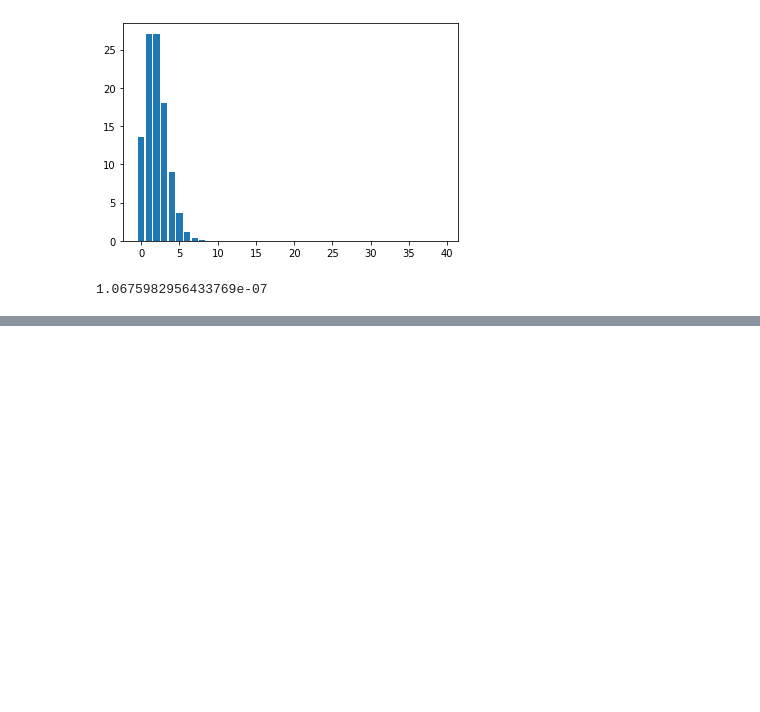
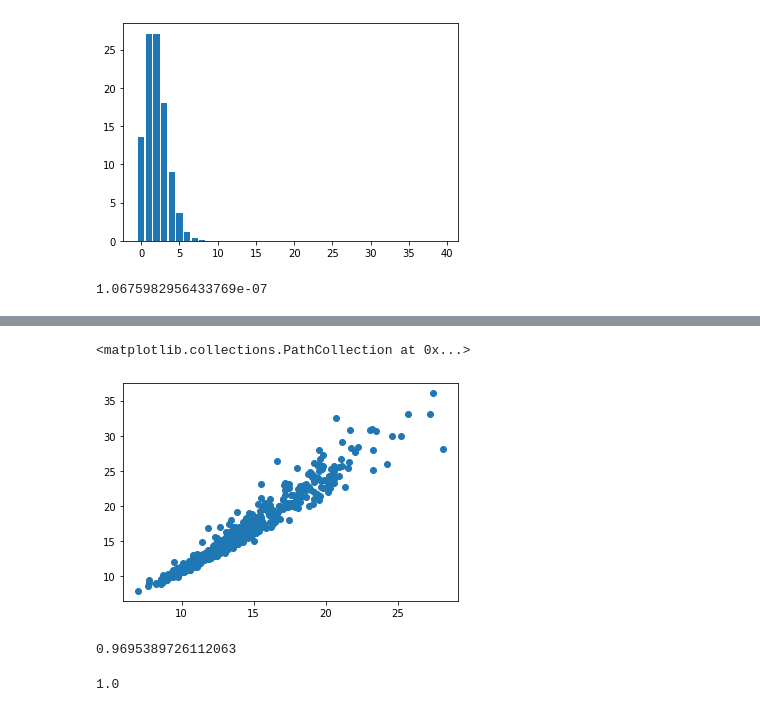
Before and after one commit to eaglehkim/python, a Jupyter notebook: prac2.ipynb, the cells around one changed output, grey strips where cells are left out. Saved outputs shown, nothing was run; the diff lists cells and outputs as text; code cells hidden in the pictures; blank space fills up the shorter version.

```diff
--- a/prac2.ipynb
+++ b/prac2.ipynb
@@ -2029,0 +2035,16 @@ fact(6) * fact(40) / fact(46)
+# %%
+# 포아송 분포 - 우연인지 아닌지
+# t-test      - 실험 전후를 비교 (ex: 약먹고 난후, 치료법 전후, 2개 비교할 떄) : 보통 paired t-test를 씀
+# anova test  - 다른 집단 비교 (특정 조건은 없다. n개 이상 비교할 때, ex: 한국인, 필리핀인, 미국인의 키 비교)
+#               Basically, you're testing groups to see if there's a difference between them.
+
+from sklearn.datasets import load_breast_cancer
+import pandas as pd
+import numpy as np
+import matplotlib.pyplot as plt
+
+breast_cancer = load_breast_cancer()
+
+df = pd.DataFrame(data = breast_cancer.data, columns = breast_cancer.feature_names)
+
+df.head()
@@ -2029,0 +2058,5 @@ fact(6) * fact(40) / fact(46)
+# %%
+mean_radius = df["mean radius"]
+worst_radius = df["worst radius"]
+
+worst_radius, mean_radius
@@ -2029,0 +2081,5 @@ fact(6) * fact(40) / fact(46)
+# %%
+mean_radius = np.array(mean_radius)
+worst_radius = np.array(worst_radius)
+
+worst_radius, mean_radius
@@ -2029,0 +2104,29 @@ fact(6) * fact(40) / fact(46)
+# %%
+plt.scatter(mean_radius, worst_radius)
+# %% [output]
+<matplotlib.collections.PathCollection at 0x...>
+[figure, added]
+# %%
+#### 상관관계가 높다고해서
+#### 1. 인과관계가 아니다
+#### 2. 우연일 가능성이 있다 --> chi2 제곱
+
+corr = np.corrcoef(mean_radius, worst_radius)
+corr[0,1]
+# %% [output]
+0.9695389726112063
+# %%
+# 카이제곱 검정 - 두 범주형 변수가 서로 상관이 있는지 독립인지를 판단하는 통계적 검정방법을
+#                 교차분석 또는 카이제곱검정이라 한다
+#               - 주로 문자 데이터(범주형 변수) 간의 연관성을 검증하는 데 활용된다.
+#               - 과학적 근거, 연관이 있다면 카이제곱 검정을 안해도 된다.
+#               - 상관관계가 높다고해도 p가 낮을 수도 있다. 외부요인이 존재하기 떄문
+
+from scipy.stats import chi2_contingency
+
+data = pd.DataFrame([mean_radius, worst_radius])
+A, p, dof, value = chi2_contingency(data) # p가 중요
+p                                      #### p < 0.05 서로 영향을 준다 = 우연이 아니다
+                                          # p > 0.05 우연일 가능성이 높다
+# %% [output]
+1.0
```
Also changed, not shown: parts of 28 cells of this notebook.
